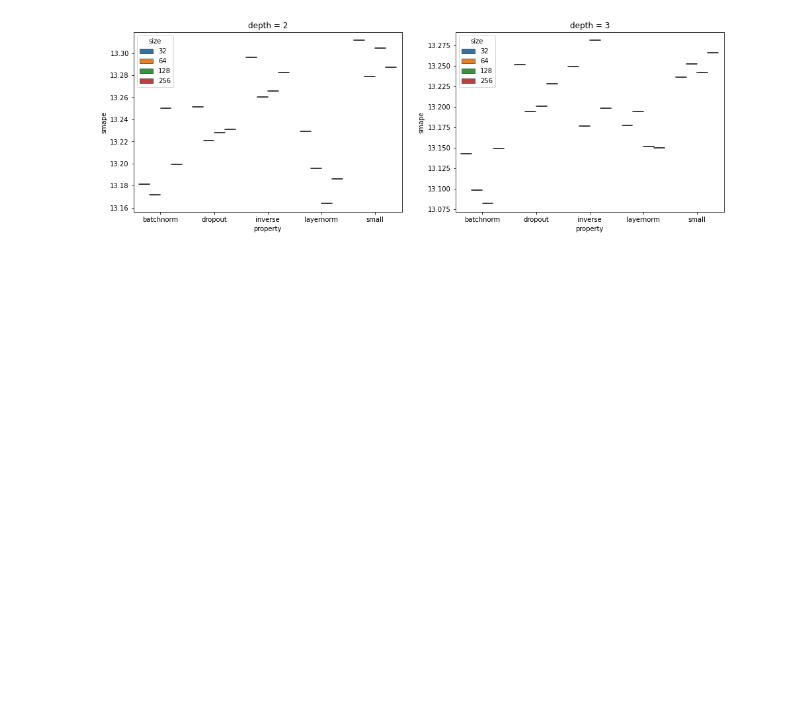
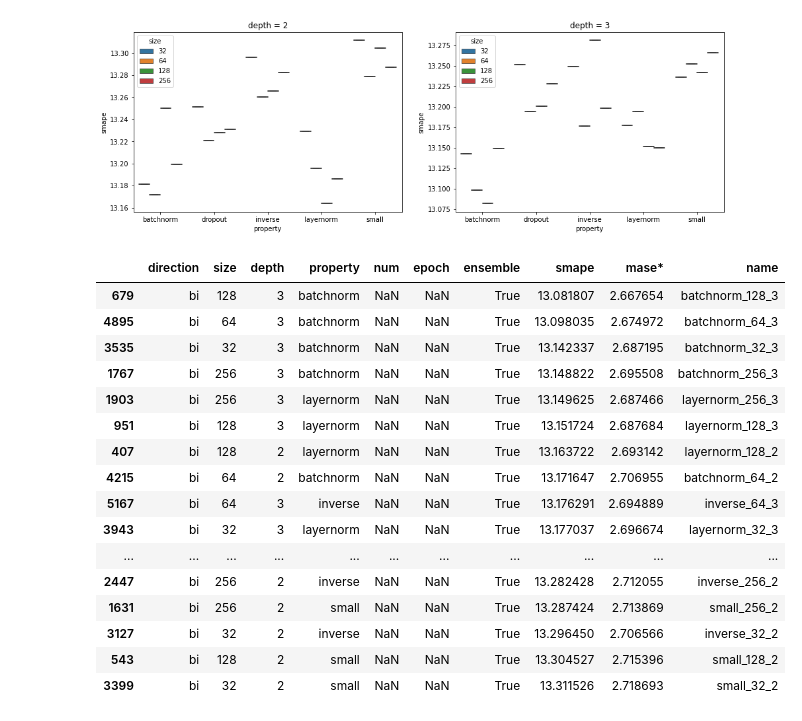
Before and after one commit to djib2011/forecasting-augmentation, a Jupyter notebook: experimentation/architecture_investigation.ipynb, the cells around one changed output. Saved outputs shown, nothing was run; the diff lists cells and outputs as text; code cells hidden in the pictures; blank space fills up the shorter version.

```diff
--- a/experimentation/architecture_investigation.ipynb
+++ b/experimentation/architecture_investigation.ipynb
@@ -120,3 +118,23 @@ ax.set_title('depth = 3')
 # %% [output]
 Text(0.5, 1.0, 'depth = 3')
 [figure]
+# %%
+df_final.sort_values('smape')
+# %% [output]
+|  | direction | size | depth | property | num | epoch | ensemble | smape | mase* | name |
+| 679 | bi | 128 | 3 | batchnorm | NaN | NaN | True | 13.081807 | 2.667654 | batchnorm_128_3 |
+| 4895 | bi | 64 | 3 | batchnorm | NaN | NaN | True | 13.098035 | 2.674972 | batchnorm_64_3 |
+| 3535 | bi | 32 | 3 | batchnorm | NaN | NaN | True | 13.142337 | 2.687195 | batchnorm_32_3 |
+| 1767 | bi | 256 | 3 | batchnorm | NaN | NaN | True | 13.148822 | 2.695508 | batchnorm_256_3 |
+| 1903 | bi | 256 | 3 | layernorm | NaN | NaN | True | 13.149625 | 2.687466 | layernorm_256_3 |
+| 951 | bi | 128 | 3 | layernorm | NaN | NaN | True | 13.151724 | 2.687684 | layernorm_128_3 |
+| 407 | bi | 128 | 2 | layernorm | NaN | NaN | True | 13.163722 | 2.693142 | layernorm_128_2 |
+| 4215 | bi | 64 | 2 | batchnorm | NaN | NaN | True | 13.171647 | 2.706955 | batchnorm_64_2 |
+| 5167 | bi | 64 | 3 | inverse | NaN | NaN | True | 13.176291 | 2.694889 | inverse_64_3 |
+| 3943 | bi | 32 | 3 | layernorm | NaN | NaN | True | 13.177037 | 2.696674 | layernorm_32_3 |
+| ... | ... | ... | ... | ... | ... | ... | ... | ... | ... | ... |
+| 2447 | bi | 256 | 2 | inverse | NaN | NaN | True | 13.282428 | 2.712055 | inverse_256_2 |
+| 1631 | bi | 256 | 2 | small | NaN | NaN | True | 13.287424 | 2.713869 | small_256_2 |
+| 3127 | bi | 32 | 2 | inverse | NaN | NaN | True | 13.296450 | 2.706566 | inverse_32_2 |
+| 543 | bi | 128 | 2 | small | NaN | NaN | True | 13.304527 | 2.715396 | small_128_2 |
+| 3399 | bi | 32 | 2 | small | NaN | NaN | True | 13.311526 | 2.718693 | small_32_2 |
```
Also changed, not shown: parts of 1 cell of this notebook, 4 other files.
